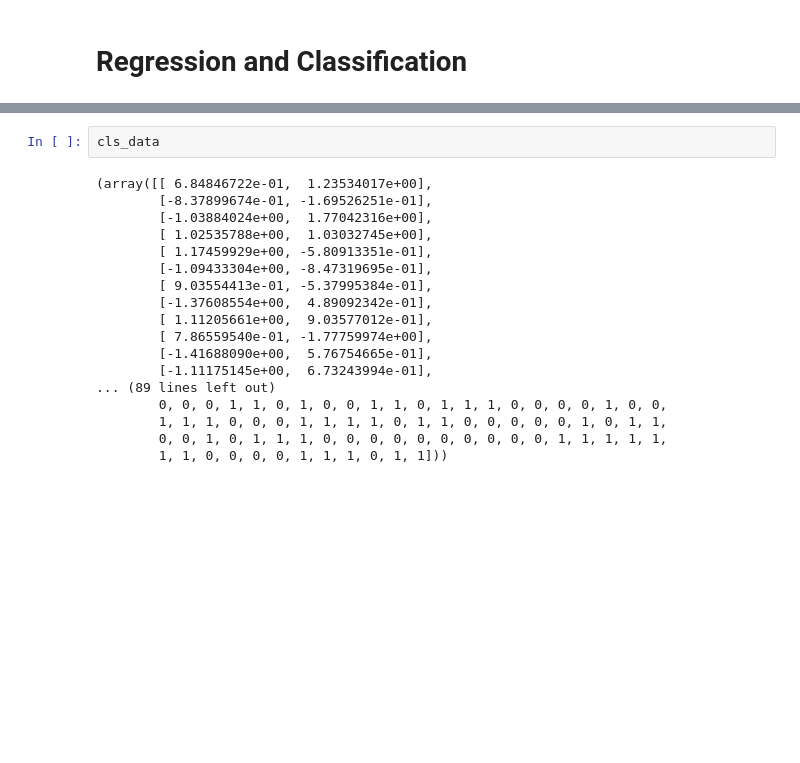
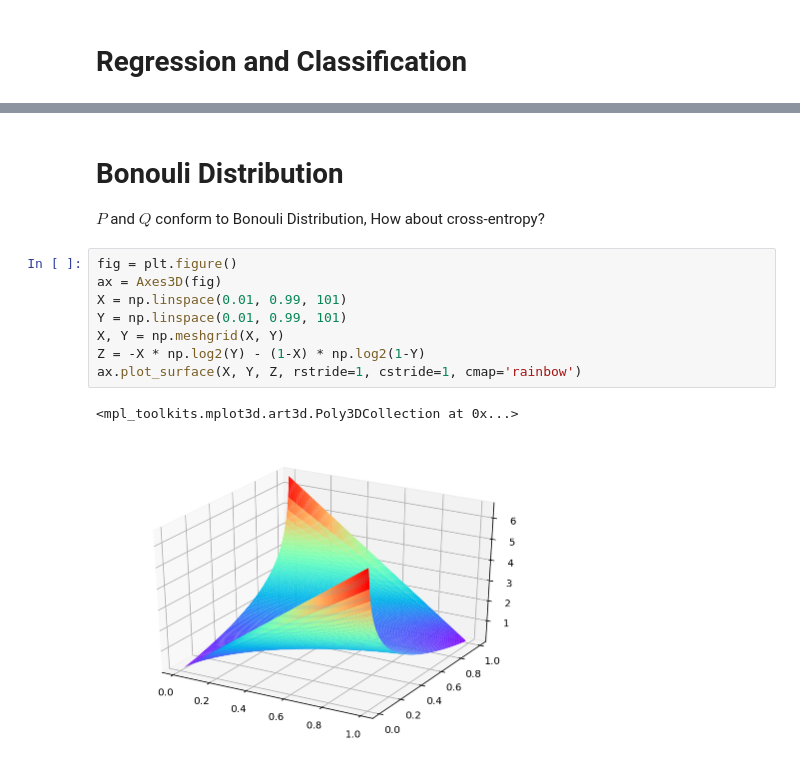
Before and after one commit to llv22/caffe2_cv, a Jupyter notebook: chap2_math/math.ipynb, the cells around one changed output, grey strips where cells are left out. Saved outputs shown, nothing was run; the diff lists cells and outputs as text; blank space fills up the shorter version.

```diff
--- a/chap2_math/math.ipynb
+++ b/chap2_math/math.ipynb
@@ -82,20 +83,15 @@ len(cls_data[0])
-# %%
-cls_data
-# %% [output]
-(array([[ 6.84846722e-01,  1.23534017e+00],
-        [-8.37899674e-01, -1.69526251e-01],
-        [-1.03884024e+00,  1.77042316e+00],
-        [ 1.02535788e+00,  1.03032745e+00],
-        [ 1.17459929e+00, -5.80913351e-01],
-        [-1.09433304e+00, -8.47319695e-01],
-        [ 9.03554413e-01, -5.37995384e-01],
-        [-1.37608554e+00,  4.89092342e-01],
-        [ 1.11205661e+00,  9.03577012e-01],
-        [ 7.86559540e-01, -1.77759974e+00],
-        [-1.41688090e+00,  5.76754665e-01],
-        [-1.11175145e+00,  6.73243994e-01],
-... (89 lines left out)
-        0, 0, 0, 1, 1, 0, 1, 0, 0, 1, 1, 0, 1, 1, 1, 0, 0, 0, 0, 1, 0, 0,
-        1, 1, 1, 0, 0, 0, 1, 1, 1, 1, 0, 1, 1, 0, 0, 0, 0, 0, 1, 0, 1, 1,
-        0, 0, 1, 0, 1, 1, 1, 0, 0, 0, 0, 0, 0, 0, 0, 0, 0, 1, 1, 1, 1, 1,
-        1, 1, 0, 0, 0, 0, 1, 1, 1, 0, 1, 1]))
+# %% [markdown]
+# Bonouli Distribution
+
+$P$ and $Q$ conform to Bonouli Distribution, How about cross-entropy?
+# %%
+fig = plt.figure()
+ax = Axes3D(fig)
+X = np.linspace(0.01, 0.99, 101)
+Y = np.linspace(0.01, 0.99, 101)
+X, Y = np.meshgrid(X, Y)
+Z = -X * np.log2(Y) - (1-X) * np.log2(1-Y)
+ax.plot_surface(X, Y, Z, rstride=1, cstride=1, cmap='rainbow')
+# %% [output]
+<mpl_toolkits.mplot3d.art3d.Poly3DCollection at 0x...>
+[figure, added]
```
Also changed, not shown: parts of 5 cells of this notebook, 1 other file.
